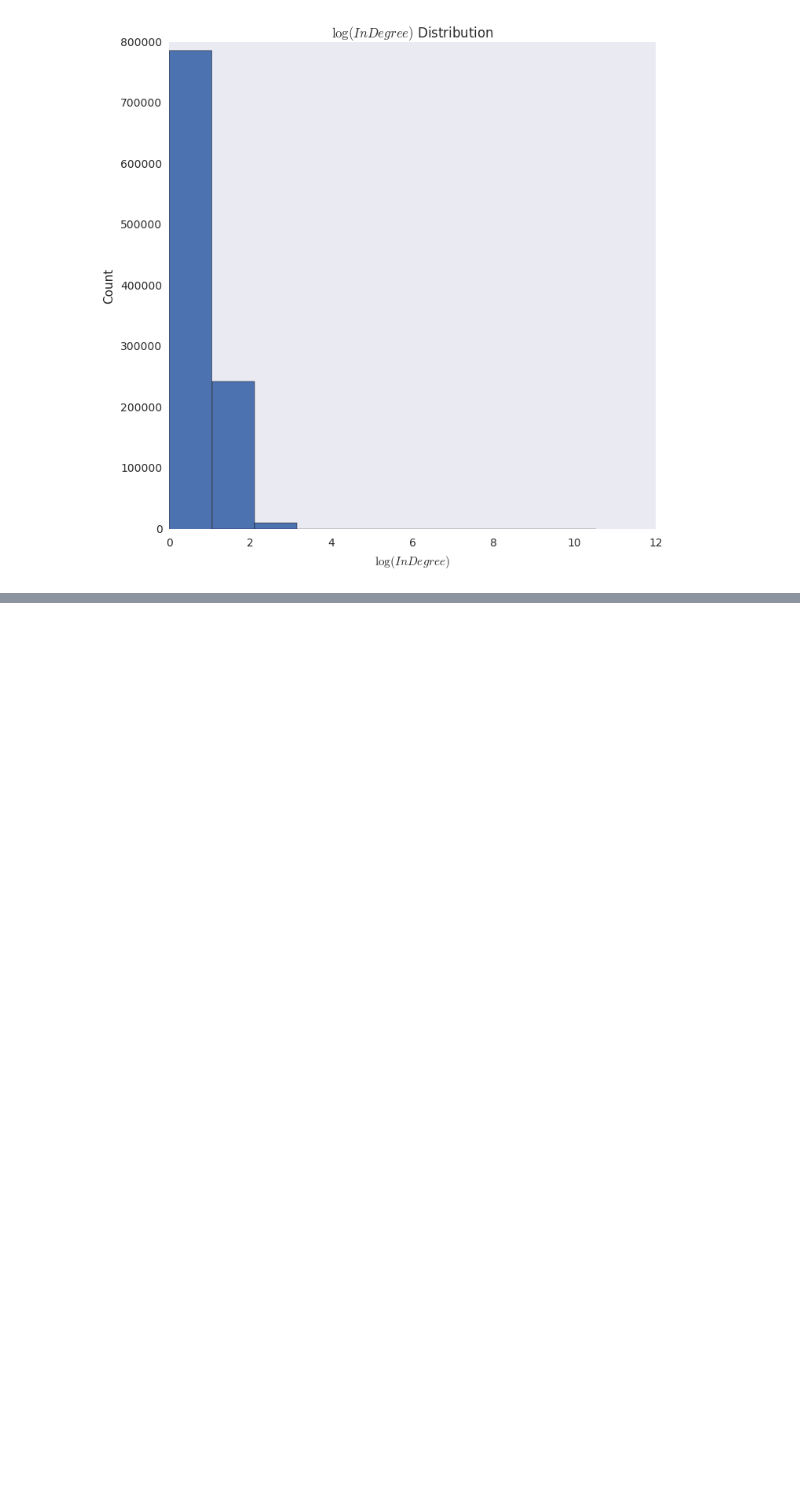
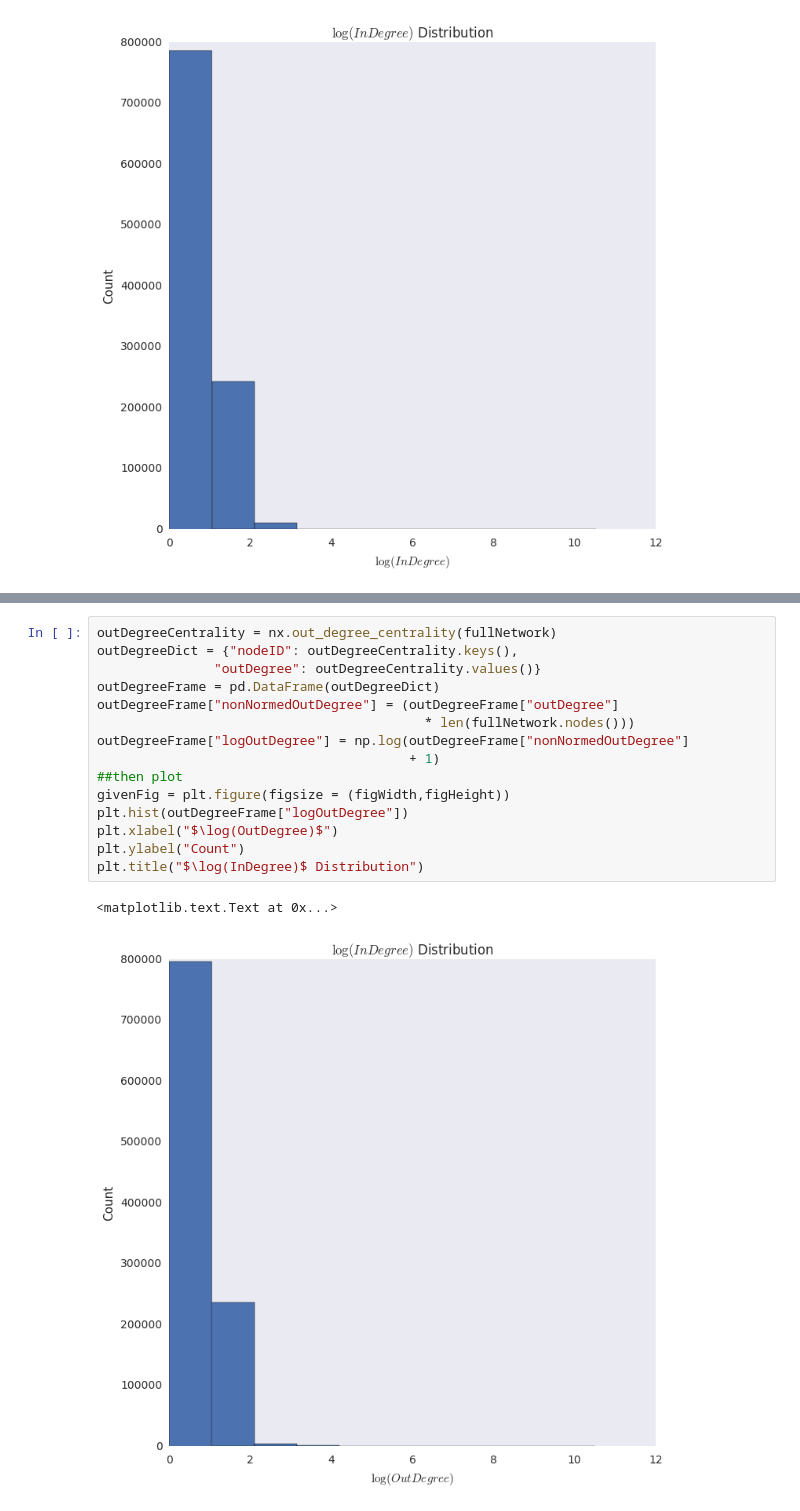
Before and after one commit to PLBMR/networksFinalProject, a Jupyter notebook: analysis/initialAnalysis.ipynb, the cells around one changed output, grey strips where cells are left out. Drawn from its saved outputs; the diff is of its cells as text; blank space fills up the shorter version.

```diff
--- a/analysis/initialAnalysis.ipynb
+++ b/analysis/initialAnalysis.ipynb
@@ -338,0 +355,18 @@ We see that in-degree is very right-skewed in the network, with many nodes not h
+# %%
+outDegreeCentrality = nx.out_degree_centrality(fullNetwork)
+outDegreeDict = {"nodeID": outDegreeCentrality.keys(),
+               "outDegree": outDegreeCentrality.values()}
+outDegreeFrame = pd.DataFrame(outDegreeDict)
+outDegreeFrame["nonNormedOutDegree"] = (outDegreeFrame["outDegree"]
+                                          * len(fullNetwork.nodes()))
+outDegreeFrame["logOutDegree"] = np.log(outDegreeFrame["nonNormedOutDegree"]
+                                        + 1)
+##then plot
+givenFig = plt.figure(figsize = (figWidth,figHeight))
+plt.hist(outDegreeFrame["logOutDegree"])
+plt.xlabel("$\log(OutDegree)$")
+plt.ylabel("Count")
+plt.title("$\log(InDegree)$ Distribution")
+# %% [output]
+<matplotlib.text.Text at 0x...>
+[figure, added]
```
Also changed, not shown: parts of 5 cells of this notebook.
